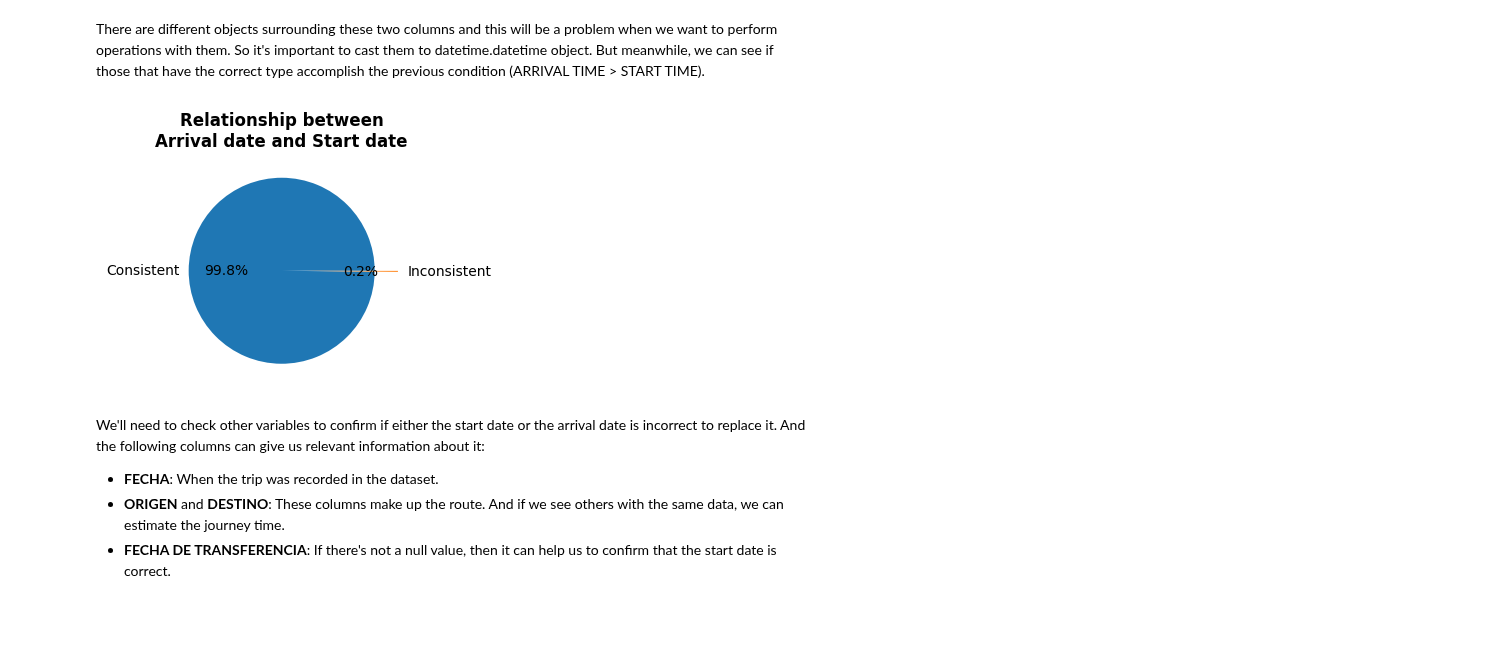
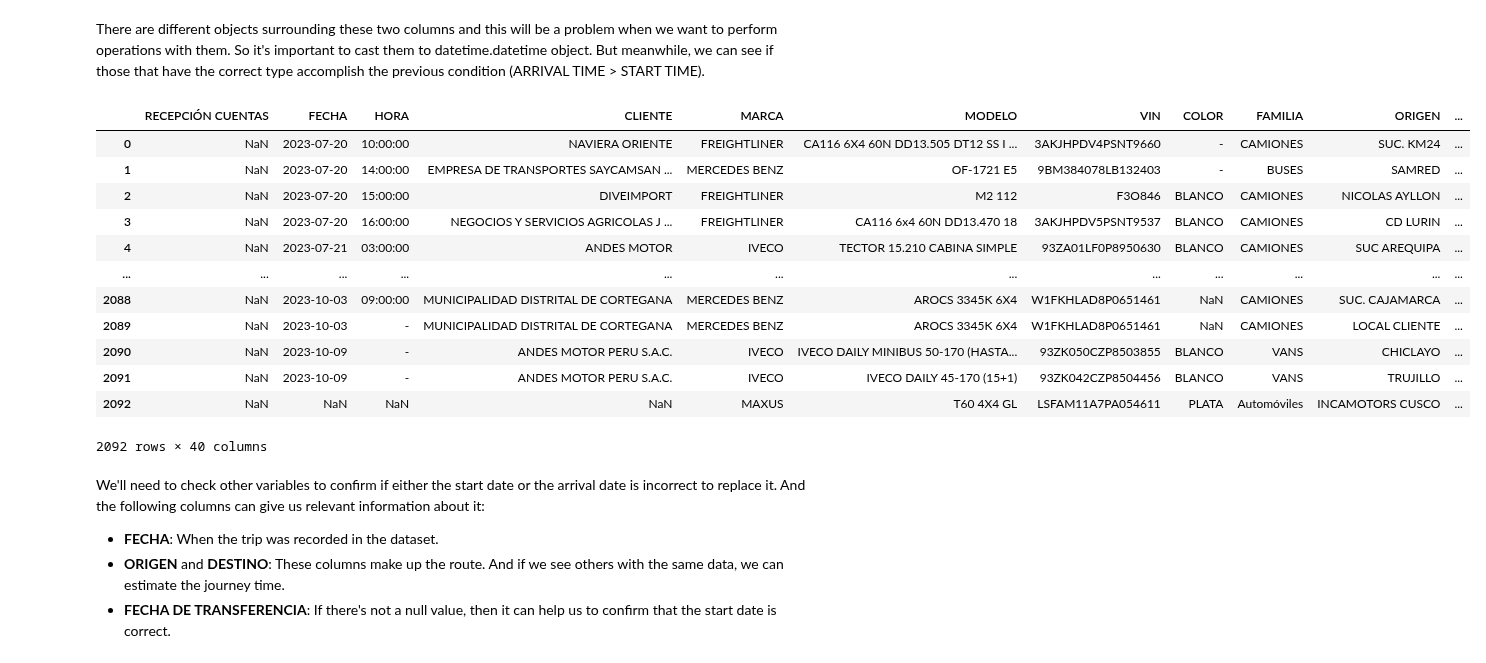
Before and after one commit to CarlosFOL/Transport_Company_Analysis, a Jupyter notebook: notebooks/data_cleaning.ipynb, the cells around one changed output. Saved outputs shown, nothing was run; the diff lists cells and outputs as text; code cells hidden in the pictures; blank space fills up the shorter version.

Commit message:
Checking Transfer date column

```diff
--- a/notebooks/data_cleaning.ipynb
+++ b/notebooks/data_cleaning.ipynb
@@ -557,23 +554,36 @@ There are different objects surrounding these two columns and this will be a pro
 # %%
 trip_dates = DatetimesObj(df_tc=df_TransportCompany)
-(
-    pd.Series({
-        'Consistent': trip_dates.filter_by_relationship().shape[0],
-        'Inconsistent': trip_dates.filter_by_relationship(consistent=False).shape[0]
-        }).
-    plot(
-        kind = 'pie',
-        explode = [0, 0.25],
-        autopct = '%.01f%%',
-        figsize=(3, 4)
-    )
-)
-plt.title('Relationship between\nArrival date and Start date',
-          fontdict = {'weight': 'bold',
-                      'size': 'large'})
-plt.show()
+# (
+#     pd.Series({
+#         'Consistent': trip_dates.filter_by_relationship().shape[0],
+#         'Inconsistent': trip_dates.filter_by_relationship(consistent=False).shape[0]
+#         }).
+#     plot(
+#         kind = 'pie',
+#         explode = [0, 0.25],
+#         autopct = '%.01f%%',
+#         figsize=(3, 4)
+#     )
+# )
+# plt.title('Relationship between\nArrival date and Start date',
+#           fontdict = {'weight': 'bold',
+#                       'size': 'large'})
+# plt.show()
+df_TransportCompany
 # %% [output]
-[figure, removed]
+|  | RECEPCIÓN CUENTAS | FECHA | HORA | CLIENTE | MARCA | MODELO | VIN | COLOR | FAMILIA | ORIGEN | ... |
+| 0 | NaN | 2023-07-20 | 10:00:00 | NAVIERA ORIENTE | FREIGHTLINER | CA116 6X4 60N DD13.505 DT12 SS I ... | 3AKJHPDV4PSNT9660 | - | CAMIONES | SUC. KM24 | ... |
+| 1 | NaN | 2023-07-20 | 14:00:00 | EMPRESA DE TRANSPORTES SAYCAMSAN ... | MERCEDES BENZ | OF-1721 E5 | 9BM384078LB132403 | - | BUSES | SAMRED | ... |
+| 2 | NaN | 2023-07-20 | 15:00:00 | DIVEIMPORT | FREIGHTLINER | M2 112 | F3O846 | BLANCO | CAMIONES | NICOLAS AYLLON | ... |
+| 3 | NaN | 2023-07-20 | 16:00:00 | NEGOCIOS Y SERVICIOS AGRICOLAS J ... | FREIGHTLINER | CA116 6x4 60N DD13.470 18 | 3AKJHPDV5PSNT9537 | BLANCO | CAMIONES | CD LURIN | ... |
+| 4 | NaN | 2023-07-21 | 03:00:00 | ANDES MOTOR | IVECO | TECTOR 15.210 CABINA SIMPLE | 93ZA01LF0P8950630 | BLANCO | CAMIONES | SUC AREQUIPA | ... |
+| ... | ... | ... | ... | ... | ... | ... | ... | ... | ... | ... | ... |
+| 2088 | NaN | 2023-10-03 | 09:00:00 | MUNICIPALIDAD DISTRITAL DE CORTEGANA | MERCEDES BENZ | AROCS 3345K 6X4 | W1FKHLAD8P0651461 | NaN | CAMIONES | SUC. CAJAMARCA | ... |
+| 2089 | NaN | 2023-10-03 | - | MUNICIPALIDAD DISTRITAL DE CORTEGANA | MERCEDES BENZ | AROCS 3345K 6X4 | W1FKHLAD8P0651461 | NaN | CAMIONES | LOCAL CLIENTE | ... |
+| 2090 | NaN | 2023-10-09 | - | ANDES MOTOR PERU S.A.C. | IVECO | IVECO DAILY MINIBUS 50-170 (HASTA... | 93ZK050CZP8503855 | BLANCO | VANS | CHICLAYO | ... |
+| 2091 | NaN | 2023-10-09 | - | ANDES MOTOR PERU S.A.C. | IVECO | IVECO DAILY 45-170 (15+1) | 93ZK042CZP8504456 | BLANCO | VANS | TRUJILLO | ... |
+| 2092 | NaN | NaN | NaN | NaN | MAXUS | T60 4X4 GL | LSFAM11A7PA054611 | PLATA | Automóviles | INCAMOTORS CUSCO | ... |
+2092 rows × 40 columns
 # %% [markdown]
 We'll need to check other variables to confirm if either the start date or the arrival date is incorrect to replace it. And the following columns can give us relevant information about it:
 * **FECHA**: When the trip was recorded in the dataset.
```
Also changed, not shown: parts of 4 cells of this notebook, 2 other files.
